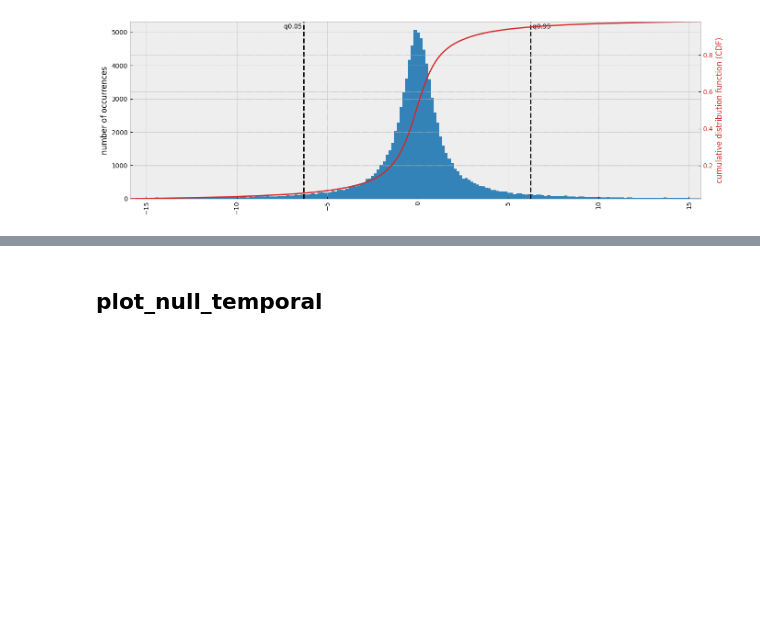
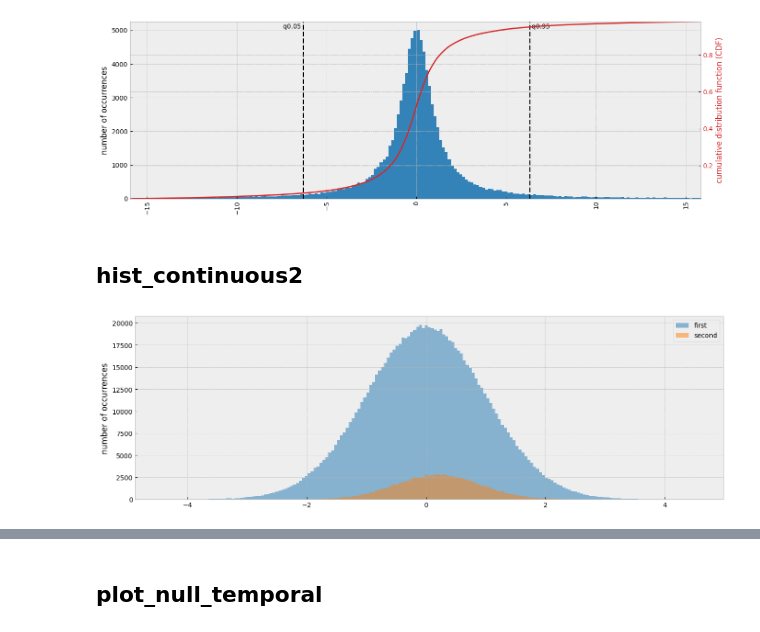
Before and after one commit to durandtibo/pandasx, a Jupyter notebook: notebooks/plot.ipynb, the cells around one changed output, grey strips where cells are left out. Saved outputs shown, nothing was run; the diff lists cells and outputs as text; code cells hidden in the pictures; blank space fills up the shorter version.

Commit message:
Add `hist_continuous2` (#484)

```diff
--- a/notebooks/plot.ipynb
+++ b/notebooks/plot.ipynb
@@ -43,3 +43,12 @@ array = rng.standard_cauchy(100000)
 plot.hist_continuous(ax=ax, array=array, nbins=201, xmin="q0.02", xmax="q0.98")
 # %% [output]
 [figure]
+# %% [markdown]
+## hist_continuous2
+# %%
+fig, ax = plt.subplots()
+array1 = rng.standard_normal(1000000)
+array2 = rng.standard_normal(100000) * 0.7 + 0.2
+plot.hist_continuous2(ax=ax, array1=array1, array2=array2, nbins=201)
+# %% [output]
+[figure, added]
```
Also changed, not shown: parts of 4 cells of this notebook, 3 other files.
